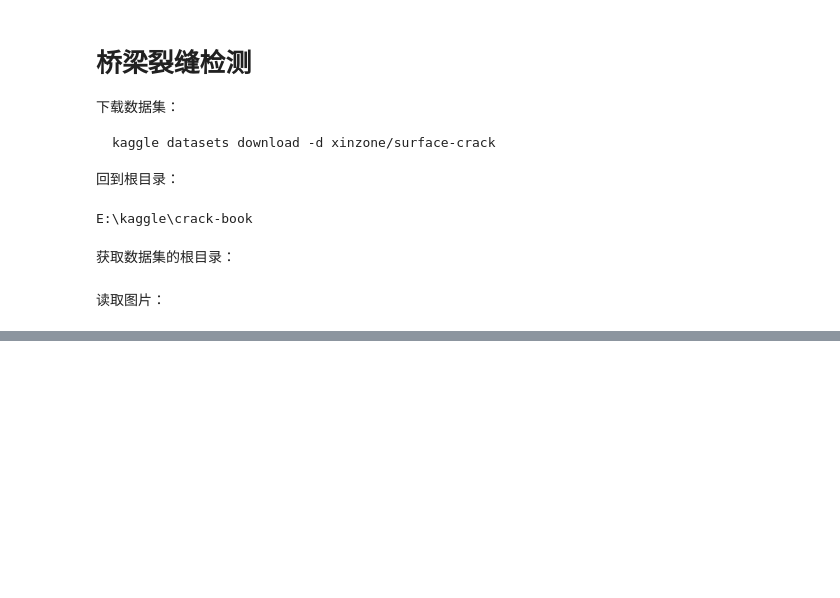
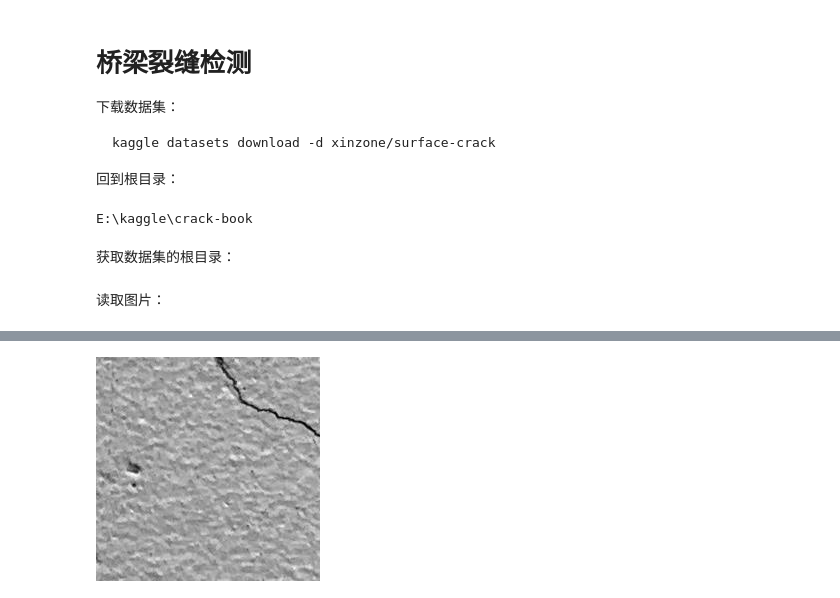
Before and after one commit to daobook/crack-book, a Jupyter notebook: docs/surface-crack-detection/01_crack-loader.ipynb, the cells around one changed output, grey strips where cells are left out. Drawn from its saved outputs; the diff is of its cells as text; code cells hidden in the pictures; blank space fills up the shorter version.

```diff
--- a/docs/surface-crack-detection/01_crack-loader.ipynb
+++ b/docs/surface-crack-detection/01_crack-loader.ipynb
@@ -87,0 +97,9 @@ Negative
+# %%
+def RGB(im):
+    R, G, B = im.split()
+    R = np.array(R)
+    G = np.array(G)
+    B = np.array(B)
+    return R, G, B
+
+R, G, B = RGB(im)
@@ -87,0 +112,6 @@ Negative
+# %%
+def gray(im):
+    R, G, B = RGB(im)
+    Y = 0.3*R + 0.59*G + 0.11*B
+    Y = Y.astype('uint8') # 将浮点数转换为 uint8
+    return Y
@@ -87,0 +122,6 @@ Negative
+# %%
+Y = gray(im)
+
+Image.fromarray(Y) # 灰度化的结果
+# %% [output]
+[figure, added]
```
Also changed, not shown: parts of 12 cells of this notebook.
